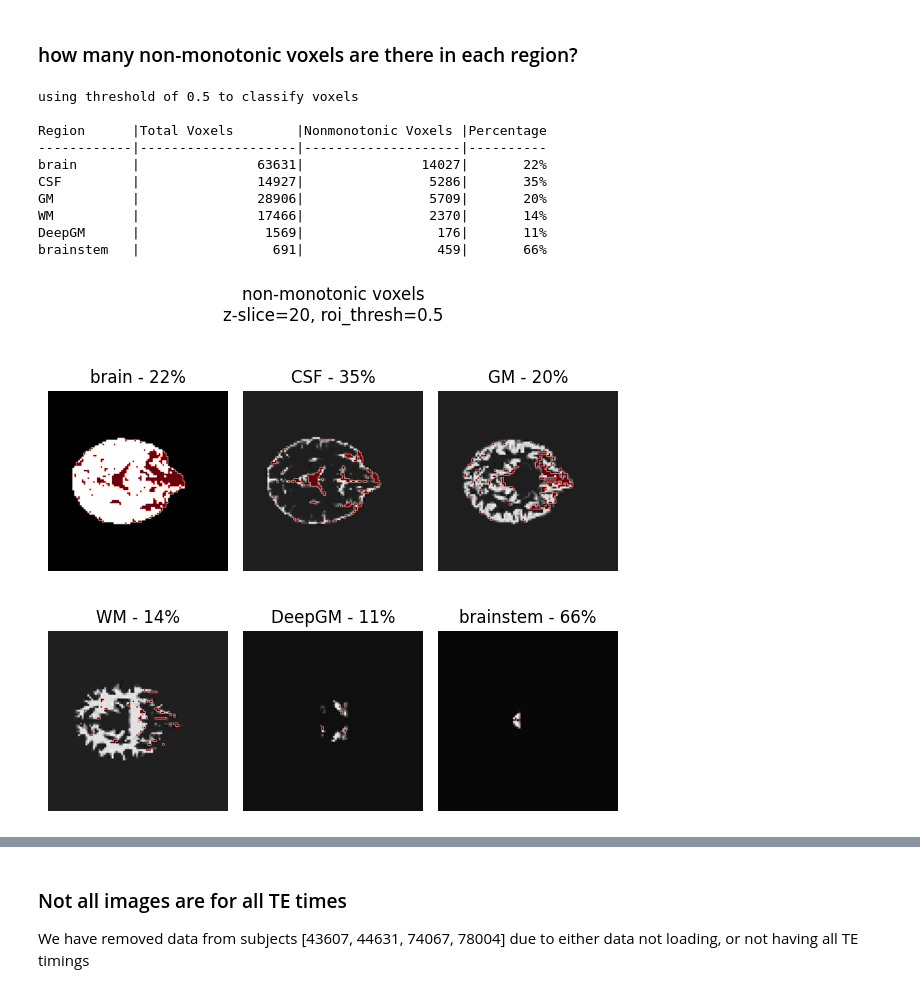
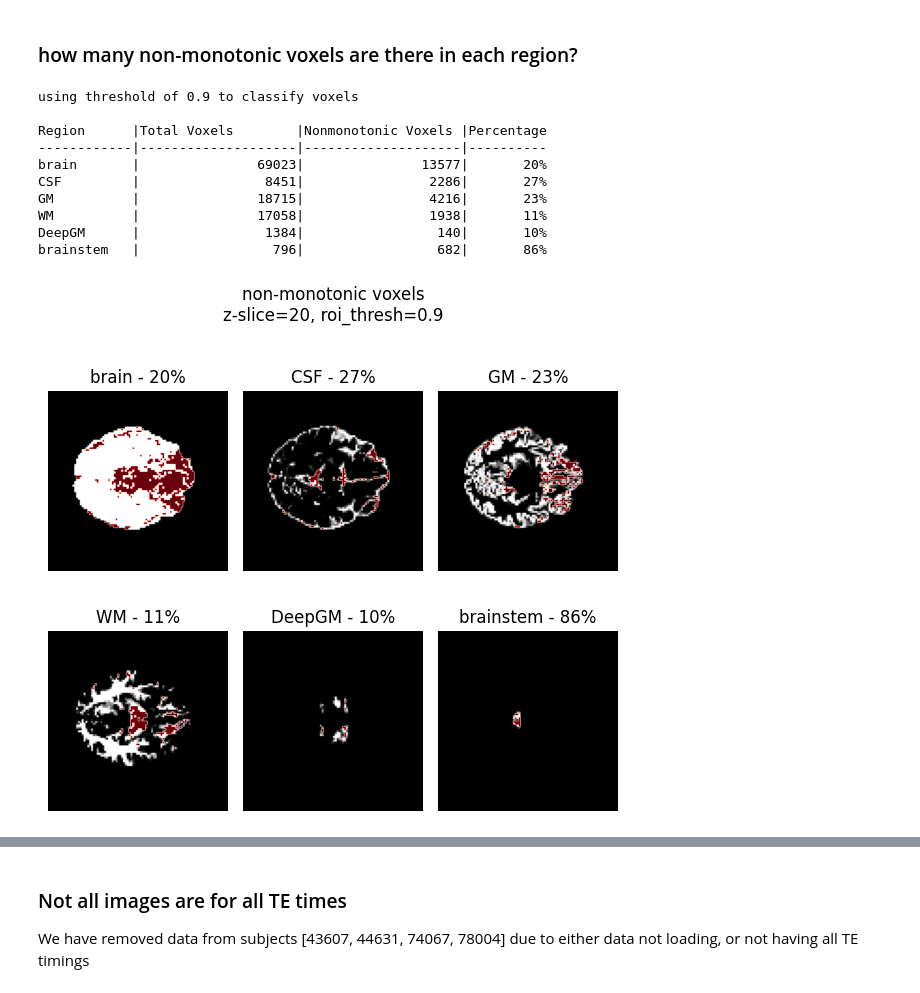
Before and after one commit to fclarke1/modelling-bio-imaging-comp0118, a Jupyter notebook: report/part_1_initial_explore.ipynb, the cells around one changed output, grey strips where cells are left out. Saved outputs shown, nothing was run; the diff lists cells and outputs as text; code cells hidden in the pictures.

```diff
--- a/report/part_1_initial_explore.ipynb
+++ b/report/part_1_initial_explore.ipynb
@@ -28,7 +28,7 @@ rng = np.random.default_rng(seed=seed)
 # start loading data
 data_loader = utils.MRIDataLoader(data_root)
 subject_ids = data_loader.get_subject_ids()
-id_default = 0 # 133, 22 is funky
+id_default = 1 # 133, 22 is funky
 thresh_default = 0.9
 TE_times = data_loader.get_TE_times()
 # %% [markdown]
@@ -119,7 +119,7 @@ plt.show()
 # %%
 # shape is one less in TE dim because we are calculating diff between each consecutive TE dim
 slice = 20
-thresh = 0.5
+thresh = 0.9
 
 mri_data_diff = np.zeros(shape=(mri_data.shape[0], mri_data.shape[1], mri_data.shape[2], mri_data.shape[3]-1))
 
@@ -134,41 +134,41 @@ signals_segs_nonmono = np.zeros_like(seg_data)
 for roi_id in roi_id_dict:
     signals_segs_nonmono[:,:,:,roi_id] = mri_data_nonmono * (seg_data[:,:,:,roi_id] > thresh)
 
 
 
 fig, axs = plt.subplots(2,3, figsize=(6,6))
 fig.suptitle(f'non-monotonic voxels\nz-slice={slice}, roi_thresh={thresh}')
 
 print(f'using threshold of {thresh} to classify voxels\n')
 print(f"{'Region':<12}|{'Total Voxels':<20}|{'Nonmonotonic Voxels':<20}|{'Percentage':<10}")
 print(f"{'-'*12}|{'-'*20}|{'-'*20}|{'-'*10}")
 for roi_id, ax in enumerate(fig.axes):
     roi = roi_id_dict[roi_id]
     nb_roi = (seg_data[:,:,:,roi_id] > thresh).sum()
     nb_nonmono = signals_segs_nonmono[:,:,:,roi_id].sum()
     pct_nonmono = nb_nonmono / nb_roi
     print(f'{roi:<12}|{nb_roi:20.0f}|{nb_nonmono:20.0f}|{pct_nonmono:10.0%}')
 
     roi = roi_id_dict[roi_id]
     ax.imshow(seg_data[:,:,slice,roi_id], cmap='gray')
     ax.imshow(signals_segs_nonmono[:,:,slice, roi_id], alpha=signals_segs_nonmono[:,:,slice,roi_id], cmap='Reds')
     ax.set_title(f'{roi} - {pct_nonmono:2.0%}')
     ax.set_axis_off()
 
 fig.tight_layout()
 fig.show()
 # %% [output]
-using threshold of 0.5 to classify voxels
+using threshold of 0.9 to classify voxels
 
 Region      |Total Voxels        |Nonmonotonic Voxels |Percentage
 ------------|--------------------|--------------------|----------
-brain       |               63631|               14027|       22%
-CSF         |               14927|                5286|       35%
-GM          |               28906|                5709|       20%
-WM          |               17466|                2370|       14%
-DeepGM      |                1569|                 176|       11%
-brainstem   |                 691|                 459|       66%
+brain       |               69023|               13577|       20%
+CSF         |                8451|                2286|       27%
+GM          |               18715|                4216|       23%
+WM          |               17058|                1938|       11%
+DeepGM      |                1384|                 140|       10%
+brainstem   |                 796|                 682|       86%
-[figure, old version]
+[figure, new version]
 # %%
 # shape is one less in TE dim because we are calculating diff between each consecutive TE dim
 thresh_vals = np.arange(start=0, stop=1, step=0.05)
```
Also changed, not shown: parts of 9 cells of this notebook, 4 other files.
